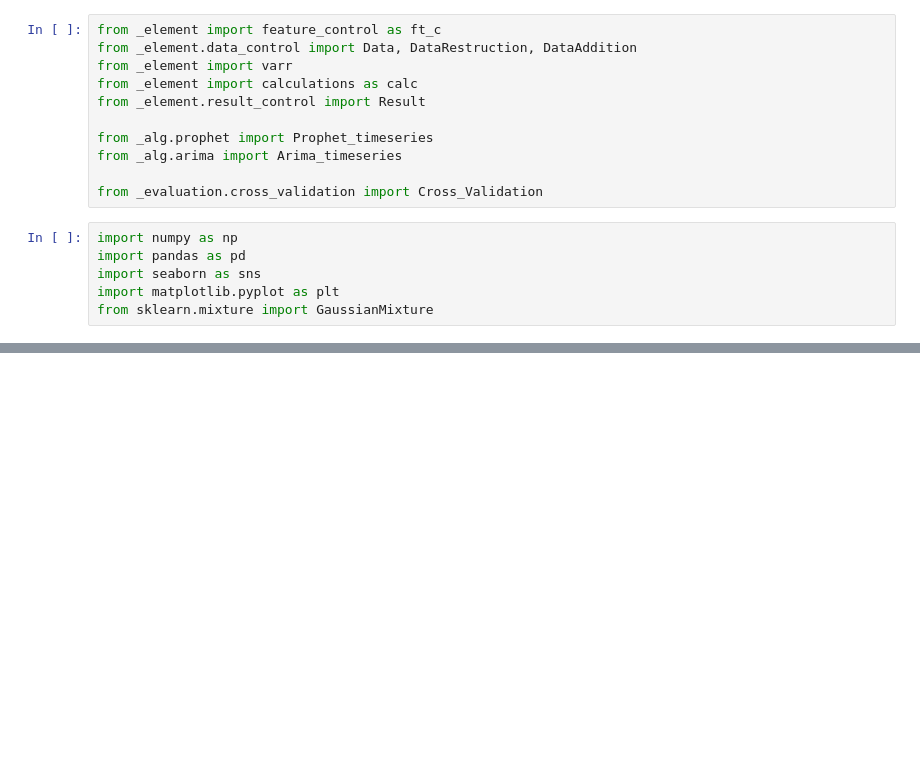
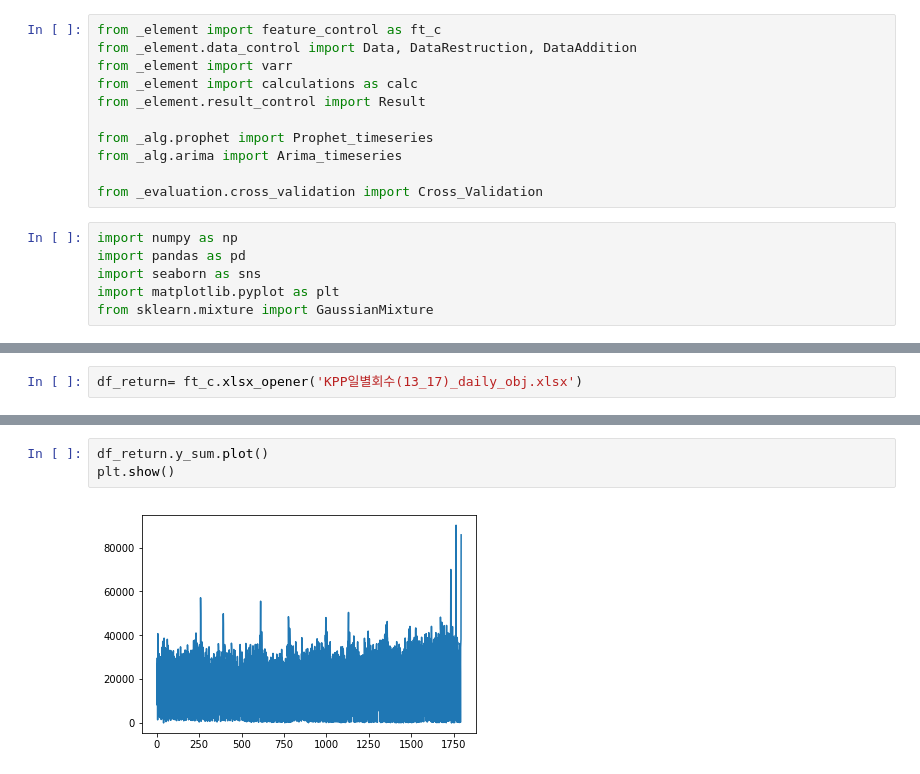
Before and after one commit to rpblic/nextop-engine, a Jupyter notebook: nextop_engine/_analysis_result/180221_logisall/0219_DataRestructuring_return.ipynb, the cells around one changed output, grey strips where cells are left out. Saved outputs shown, nothing was run; the diff lists cells and outputs as text; blank space fills up the shorter version.

```diff
--- a/nextop_engine/_analysis_result/180221_logisall/0219_DataRestructuring_return.ipynb
+++ b/nextop_engine/_analysis_result/180221_logisall/0219_DataRestructuring_return.ipynb
@@ -96,0 +50,2 @@ None
+# %%
+df_return= ft_c.xlsx_opener('KPP일별회수(13_17)_daily_obj.xlsx')
@@ -96,0 +62,5 @@ None
+# %%
+df_return.y_sum.plot()
+plt.show()
+# %% [output]
+[figure, added]
```
Also changed, not shown: parts of 50 cells of this notebook, 12 other files.
